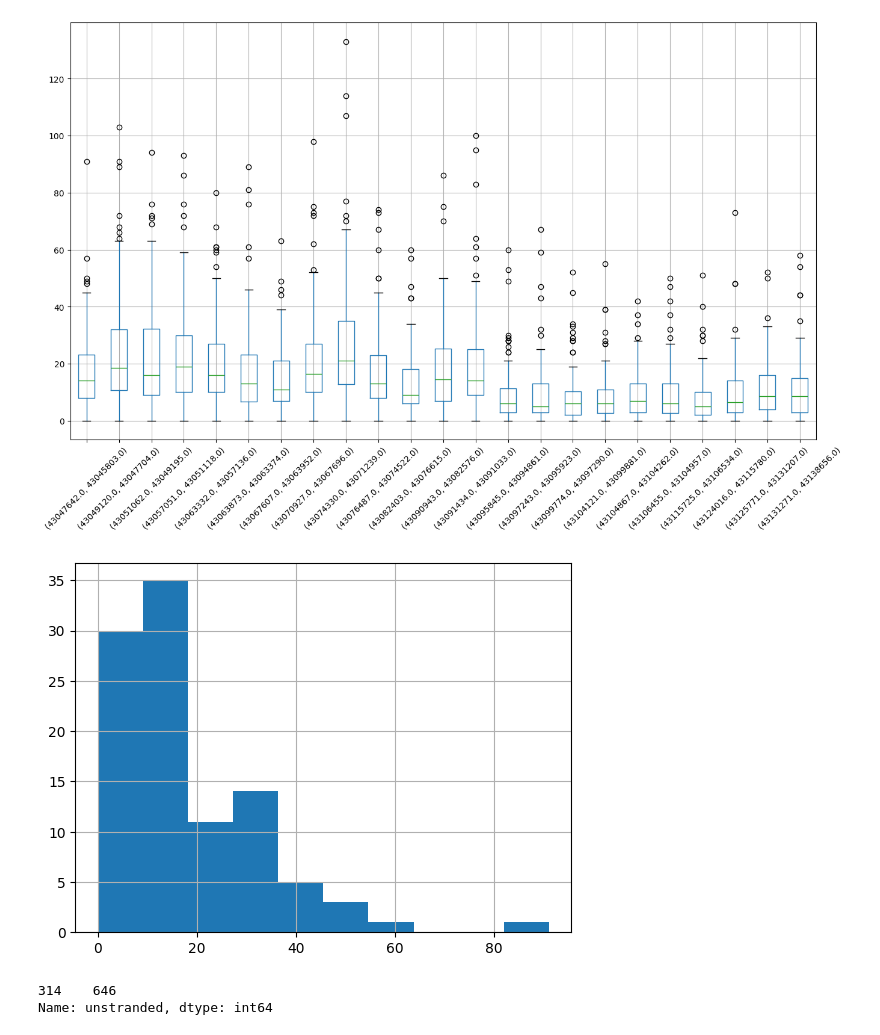
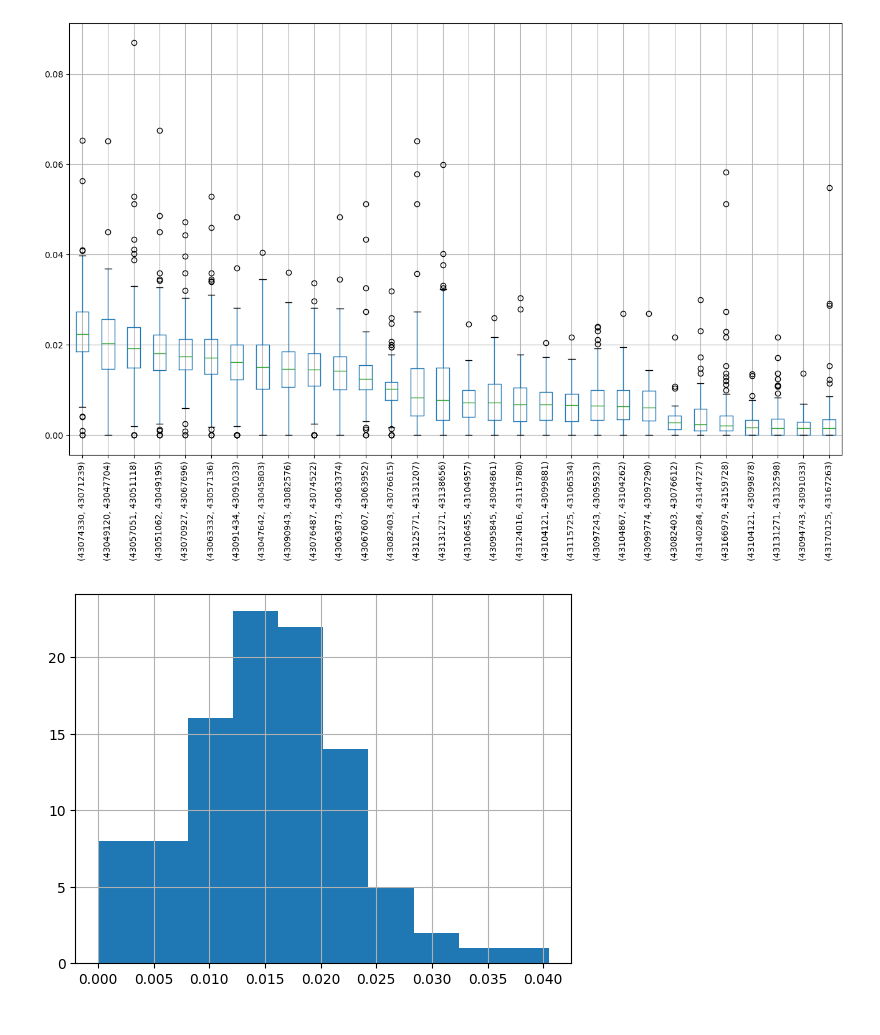
Before and after one commit to jannis-baum/hpi-hoai, a Jupyter notebook: tcga-brca/evaluation.ipynb, the cells around one changed output. Saved outputs shown, nothing was run; the diff lists cells and outputs as text; code cells hidden in the pictures.

Commit message:
feat: relative splice junction quantification

```diff
--- a/tcga-brca/evaluation.ipynb
+++ b/tcga-brca/evaluation.ipynb
@@ -8,4 +8,3 @@ from script.data_loading import get_path
 # %%
-study_info = pd.read_csv('data/info.csv')
 study_info.head()
 # %% [output]
@@ -18,28 +18,23 @@ study_info.head()
 # %%
 junctions = pd.DataFrame()
-for _, row in study_info.iterrows():
-    path = get_path(row['splice'])
-    df = pd.read_csv(path, compression='gzip', sep='\t')
-    brca1 = get_brca1(df)
-    new_junctions = get_junctions(brca1).T
+for case_id in study_info.index:
+    new_j, count = junctions_and_count(case_id)
+    new_j = (new_j / count).T
     if junctions.empty:
-        junctions = new_junctions
+        junctions = new_j
     else:
-        junctions = pd.concat([junctions, new_junctions], ignore_index=True)
+        junctions = pd.concat([junctions, new_j], ignore_index=True)
 junctions = junctions.reindex(sorted(junctions.columns), axis=1).fillna(0)
 # %%
-junctions.loc[:, junctions.mean() > 5].boxplot(figsize=(16, 9), rot=45)
+junctions\
+    .reindex(junctions.median().sort_values(ascending=False).index, axis=1)\
+    .iloc[:,:30]\
+    .boxplot(figsize=(16, 9), rot=90)
 plt.show()
 # %% [output]
-[figure, old version]
+[figure, new version]
 # %%
 junctions.loc[:, junctions.columns[1]].hist()
 plt.show()
 # %% [output]
-[figure, old version]
+[figure, new version]
-# %%
-expression = pd.read_csv(get_path(study_info.loc[0, 'expression']), sep='\t', skiprows=1)
-expression[expression['gene_name'] == 'BRCA1']['unstranded']
-# %% [output]
-314    646
-Name: unstranded, dtype: int64
```
Also changed, not shown: parts of 2 cells of this notebook.
